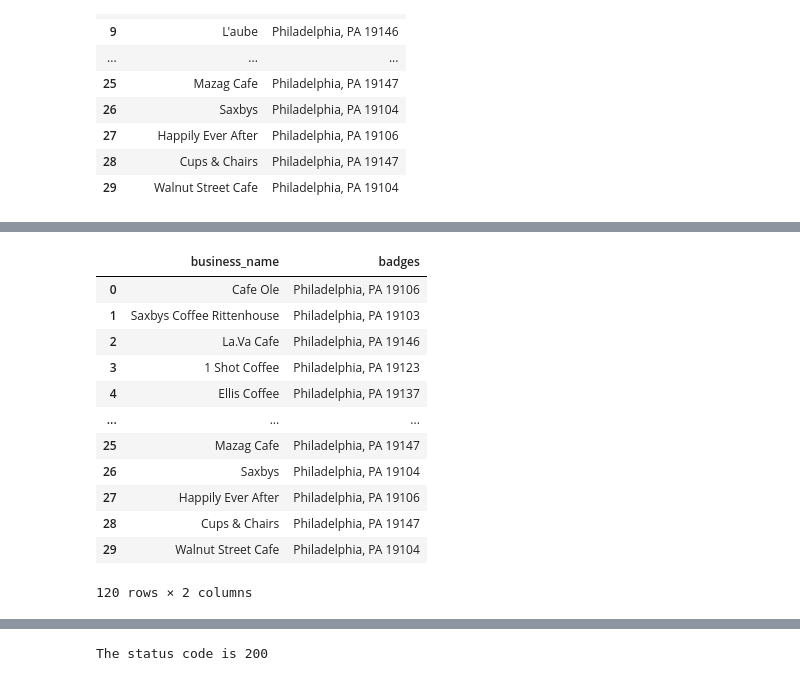
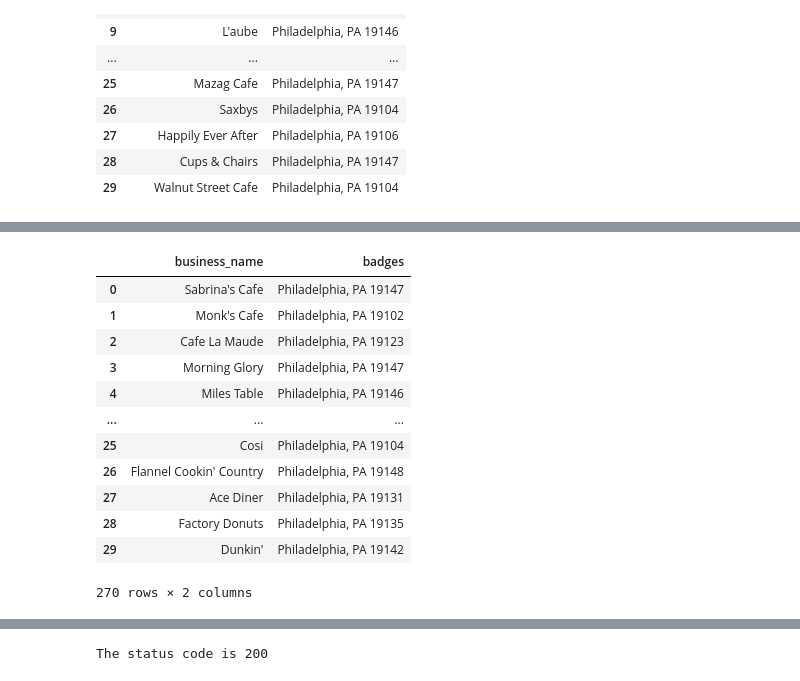
Before and after one commit to miketyburczy/etl-project, a Jupyter notebook: coffee_etl.ipynb, the cells around one changed output, grey strips where cells are left out. Saved outputs shown, nothing was run; the diff lists cells and outputs as text; code cells hidden in the pictures.

```diff
--- a/coffee_etl.ipynb
+++ b/coffee_etl.ipynb
@@ -184,19 +211,60 @@ yellowpagesdf4
+# %%
+response = requests.get('https://www.yellowpages.com/search?search_terms=coffee%20shops&geo_location_terms=Philadelphia%2C%20PA&page=7',headers=headers)
+soup = BeautifulSoup(response.text, 'html.parser')
+business_name7 = []
+badges7 = []
+for names in soup.findAll('div',{'class':'search-results organic'}):
+    for name in names.findAll('a',{'class':'business-name'}):
+        business_name7.append(name.span.text.strip())
+for name in soup.findAll('div',{'class':'v-card','class': 'locality'}):
+        badges7.append(name.text.strip())
+yellowpagesdf7 = pd.DataFrame(
+    {'business_name': business_name7,
+     'badges': badges7,
+    })
+# %%
+response = requests.get('https://www.yellowpages.com/search?search_terms=coffee%20shops&geo_location_terms=Philadelphia%2C%20PA&page=8',headers=headers)
+soup = BeautifulSoup(response.text, 'html.parser')
+business_name8 = []
+badges8 = []
+for names in soup.findAll('div',{'class':'search-results organic'}):
+    for name in names.findAll('a',{'class':'business-name'}):
+        business_name8.append(name.span.text.strip())
+for name in soup.findAll('div',{'class':'v-card','class': 'locality'}):
+        badges8.append(name.text.strip())
+yellowpagesdf8 = pd.DataFrame(
+    {'business_name': business_name8,
+     'badges': badges8,
+    })
+# %%
+response = requests.get('https://www.yellowpages.com/search?search_terms=coffee%20shops&geo_location_terms=Philadelphia%2C%20PA&page=9',headers=headers)
+soup = BeautifulSoup(response.text, 'html.parser')
+business_name9 = []
+badges9 = []
+for names in soup.findAll('div',{'class':'search-results organic'}):
+    for name in names.findAll('a',{'class':'business-name'}):
+        business_name9.append(name.span.text.strip())
+for name in soup.findAll('div',{'class':'v-card','class': 'locality'}):
+        badges9.append(name.text.strip())
+yellowpagesdf9 = pd.DataFrame(
+    {'business_name': business_name9,
+     'badges': badges9,
+    })
 # %%
-coffee_yp_df = pd.concat([yellowpagesdf, yellowpagesdf2, yellowpagesdf3, yellowpagesdf4])
-coffee_yp_df
+coffee_yp_df = pd.concat([yellowpagesdf, yellowpagesdf2, yellowpagesdf3, yellowpagesdf4, yellowpagesdf5, yellowpagesdf6, yellowpagesdf7, yellowpagesdf8, yellowpagesdf9])
 # %% [output]
 |  | business_name | badges |
-| 0 | Cafe Ole | Philadelphia, PA 19106 |
-| 1 | Saxbys Coffee Rittenhouse | Philadelphia, PA 19103 |
-| 2 | La.Va Cafe | Philadelphia, PA 19146 |
-| 3 | 1 Shot Coffee | Philadelphia, PA 19123 |
-| 4 | Ellis Coffee | Philadelphia, PA 19137 |
+| 0 | Sabrina's Cafe | Philadelphia, PA 19147 |
+| 1 | Monk's Cafe | Philadelphia, PA 19102 |
+| 2 | Cafe La Maude | Philadelphia, PA 19123 |
+| 3 | Morning Glory | Philadelphia, PA 19147 |
+| 4 | Miles Table | Philadelphia, PA 19146 |
 | ... | ... | ... |
-| 25 | Mazag Cafe | Philadelphia, PA 19147 |
-| 26 | Saxbys | Philadelphia, PA 19104 |
-| 27 | Happily Ever After | Philadelphia, PA 19106 |
-| 28 | Cups & Chairs | Philadelphia, PA 19147 |
-| 29 | Walnut Street Cafe | Philadelphia, PA 19104 |
+| 25 | Cosi | Philadelphia, PA 19104 |
+| 26 | Flannel Cookin' Country | Philadelphia, PA 19148 |
+| 27 | Ace Diner | Philadelphia, PA 19131 |
+| 28 | Factory Donuts | Philadelphia, PA 19135 |
+| 29 | Dunkin' | Philadelphia, PA 19142 |
-120 rows × 2 columns
+270 rows × 2 columns
 # %%
 coffee_yp_df.rename(columns = {'business_name' : 'coffee_shop', 'badges' : 'locality'}, inplace = True)
```
Also changed, not shown: parts of 41 cells of this notebook, 5 other files.
